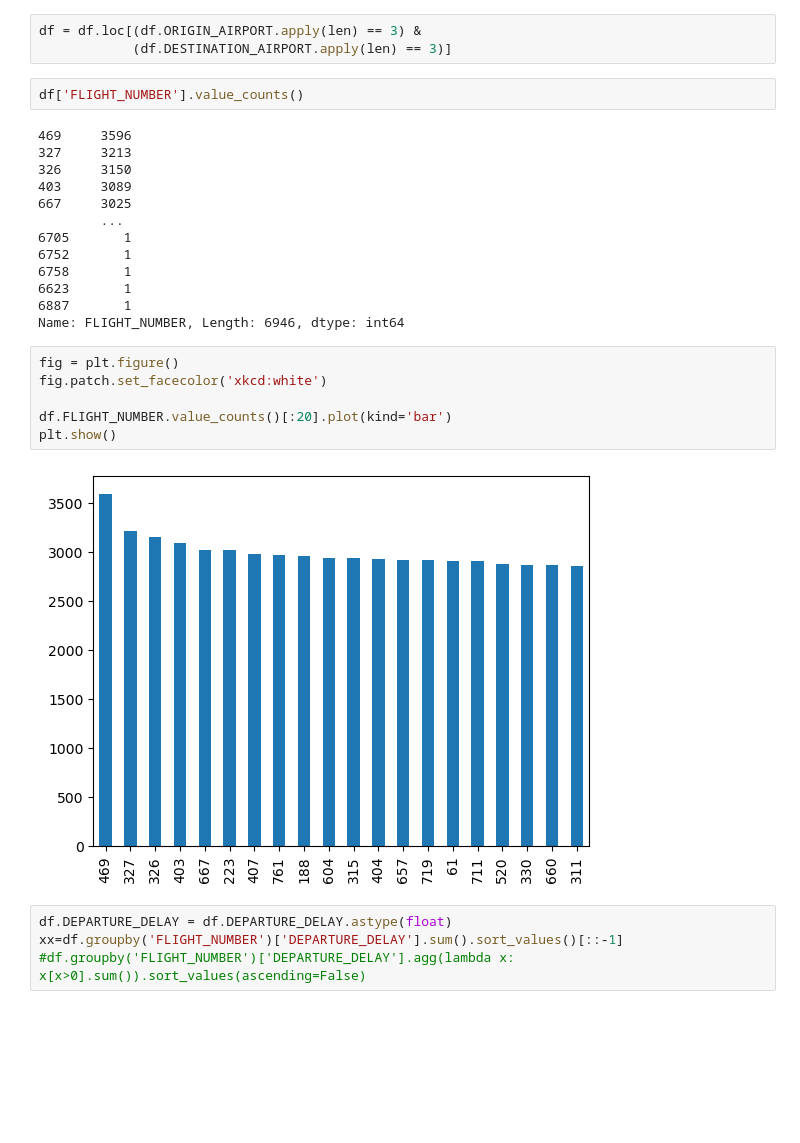
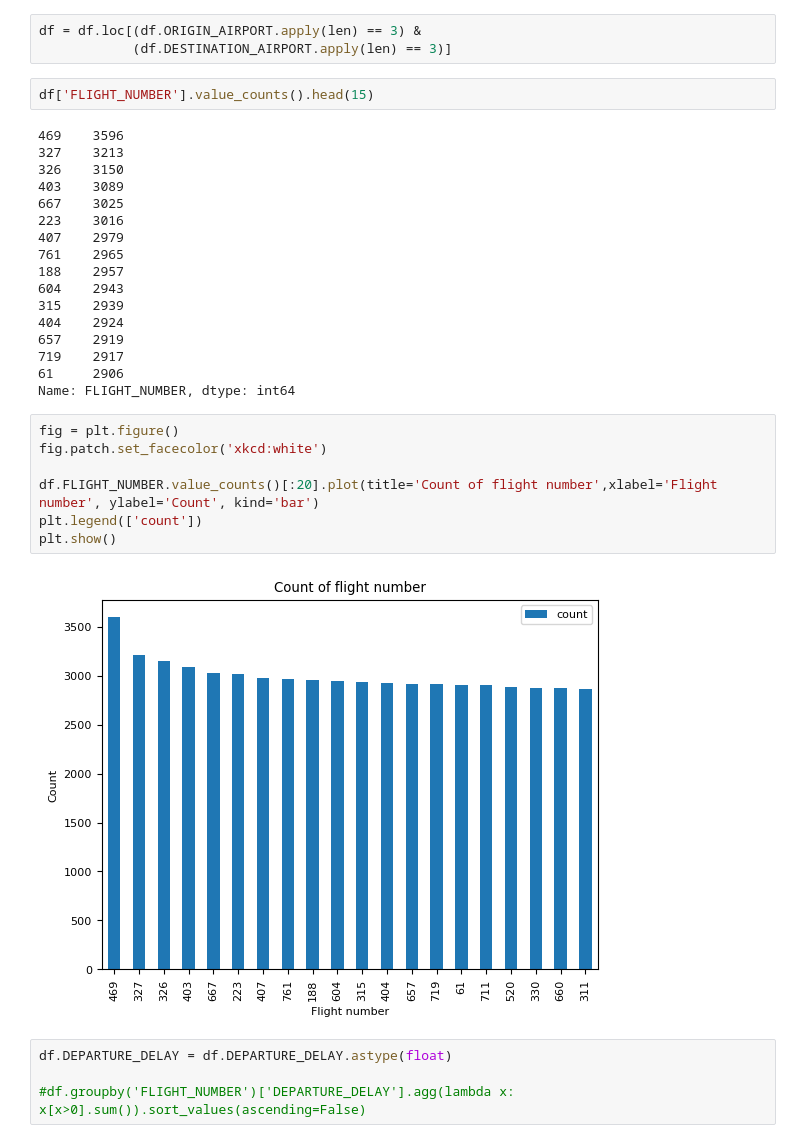
Before and after one commit to RokMonkey/Homework, a Jupyter notebook: Homework4.ipynb, the cells around one changed output. Drawn from its saved outputs; the diff is of its cells as text; blank space fills up the shorter version.

```diff
--- a/Homework4.ipynb
+++ b/Homework4.ipynb
@@ -38,31 +40,36 @@ df.head()
 df = df.loc[(df.ORIGIN_AIRPORT.apply(len) == 3) &
             (df.DESTINATION_AIRPORT.apply(len) == 3)]
 # %%
-df['FLIGHT_NUMBER'].value_counts()
+df['FLIGHT_NUMBER'].value_counts().head(15)
 # %% [output]
-469     3596
-327     3213
-326     3150
-403     3089
-667     3025
-        ...
-6705       1
-6752       1
-6758       1
-6623       1
-6887       1
-Name: FLIGHT_NUMBER, Length: 6946, dtype: int64
+469    3596
+327    3213
+326    3150
+403    3089
+667    3025
+223    3016
+407    2979
+761    2965
+188    2957
+604    2943
+315    2939
+404    2924
+657    2919
+719    2917
+61     2906
+Name: FLIGHT_NUMBER, dtype: int64
 # %%
 fig = plt.figure()
 fig.patch.set_facecolor('xkcd:white')
 
-df.FLIGHT_NUMBER.value_counts()[:20].plot(kind='bar')
+df.FLIGHT_NUMBER.value_counts()[:20].plot(title='Count of flight number',xlabel='Flight number', ylabel='Count', kind='bar')
+plt.legend(['count'])
 plt.show()
 # %% [output]
-[figure, old version]
+[figure, new version]
 # %%
 df.DEPARTURE_DELAY = df.DEPARTURE_DELAY.astype(float)
-xx=df.groupby('FLIGHT_NUMBER')['DEPARTURE_DELAY'].sum().sort_values()[::-1]
+
 #df.groupby('FLIGHT_NUMBER')['DEPARTURE_DELAY'].agg(lambda x: x[x>0].sum()).sort_values(ascending=False)
 # %%
 fig = plt.figure()
```
Also changed, not shown: parts of 25 cells of this notebook.
